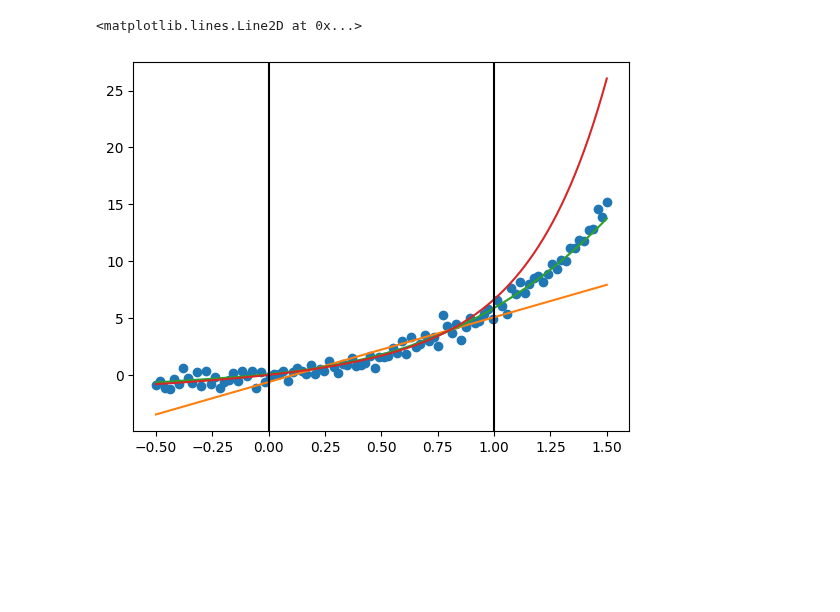
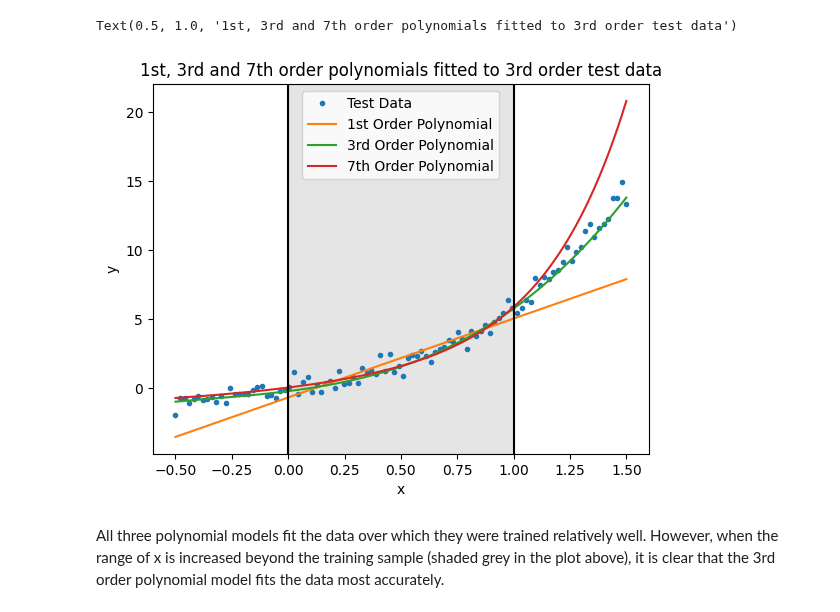
Before and after one commit to rhtweedie/ml_assignments, a Jupyter notebook: CurveFitting.ipynb, the cells around one changed output. Drawn from its saved outputs; the diff is of its cells as text; code cells hidden in the pictures; blank space fills up the shorter version.

Commit message:
Finish docs, write explanations, make plots pretty

```diff
--- a/CurveFitting.ipynb
+++ b/CurveFitting.ipynb
@@ -33,8 +204,6 @@ def polyModelWithNoise(x, theta, sigma):
 # %%
-data_x = np.linspace(0, 1, 100)
-theta = [0, 2]
+# calculate a random sample of linearly spaced x values, and their corresponding y values
+data_x_3 = np.linspace(-0.5, 1.5, 100)
+theta = [0, 2, 2, 2]
 sigma = 0.5
-data_y = polyModelWithNoise(data_x, theta, sigma)
-
-fig, ax = plt.subplots()
-ax.plot(data_x, data_y, 'o')
+data_y = polyModelWithNoise(data_x_3, theta, sigma)
@@ -155,8 +209,0 @@ ax.plot(data_x, y_final)
-# %%
-data_x = np.linspace(-0.5, 1.5, 100)
-theta = [0, 2, 2, 2]
-sigma = 0.5
-data_y = polyModelWithNoise(data_x, theta, sigma)
-
-fig, ax = plt.subplots()
-ax.plot(data_x, data_y, 'o')
@@ -183,26 +227,29 @@ theta_pol_3, chi_sq_pol_3 = stochastic_grad_desc(NUM_STEPS, START_THETA_3, TRUE_
 # fit seventh order polynomial
 theta_pol_7, chi_sq_pol_7 = stochastic_grad_desc(NUM_STEPS, START_THETA_7, TRUE_THETA, TRUE_SIGMA, ETA)
 
-# plot convergence of chi_sq to minimum
-#fig, ax = plt.subplots()
-#ax.plot(range(len(chi_sq_pol_7)), chi_sq_pol_7)
-
-# plot original data set against trained model polynomial
+# calculate the y values given theta calculated from minimising the chi-sq value
 final_theta_1 = theta_pol_1[-1]
 final_theta_3 = theta_pol_3[-1]
 final_theta_7 = theta_pol_7[-1]
-
-y_final_1 = polyModelWithNoise(data_x, final_theta_1, 0)
-y_final_3 = polyModelWithNoise(data_x, final_theta_3, 0)
-y_final_7 = polyModelWithNoise(data_x, final_theta_7, 0)
+y_final_1 = polyModelWithNoise(data_x_3, final_theta_1, 0)
+y_final_3 = polyModelWithNoise(data_x_3, final_theta_3, 0)
+y_final_7 = polyModelWithNoise(data_x_3, final_theta_7, 0)
 # %%
+# plot test data with fitted polynomials
 fig, ax = plt.subplots()
-ax.plot(data_x, data_y, 'o')
-ax.plot(data_x, y_final_1)
-ax.plot(data_x, y_final_3)
-ax.plot(data_x, y_final_7)
+ax.plot(data_x_3, data_y, 'o', markersize = 3, label = 'Test Data')
+ax.plot(data_x_3, y_final_1, label = '1st Order Polynomial')
+ax.plot(data_x_3, y_final_3, label = '3rd Order Polynomial')
+ax.plot(data_x_3, y_final_7, label = '7th Order Polynomial')
 ax.axvline(0, 0, 1, color = 'k')
 ax.axvline(1, 0, 1, color = 'k')
+ax.axvspan(0, 1, alpha = 0.1, color = 'k')
+ax.legend()
+ax.set_xlabel('x')
+ax.set_ylabel('y')
+ax.set_title('1st, 3rd and 7th order polynomials fitted to 3rd order test data')
 # %% [output]
-<matplotlib.lines.Line2D at 0x...>
+Text(0.5, 1.0, '1st, 3rd and 7th order polynomials fitted to 3rd order test data')
-[figure, old version]
+[figure, new version]
+# %% [markdown]
+All three polynomial models fit the data over which they were trained relatively well. However, when the range of x is increased beyond the training sample (shaded grey in the plot above), it is clear that the 3rd order polynomial model fits the data most accurately.
```
Also changed, not shown: parts of 20 cells of this notebook.
